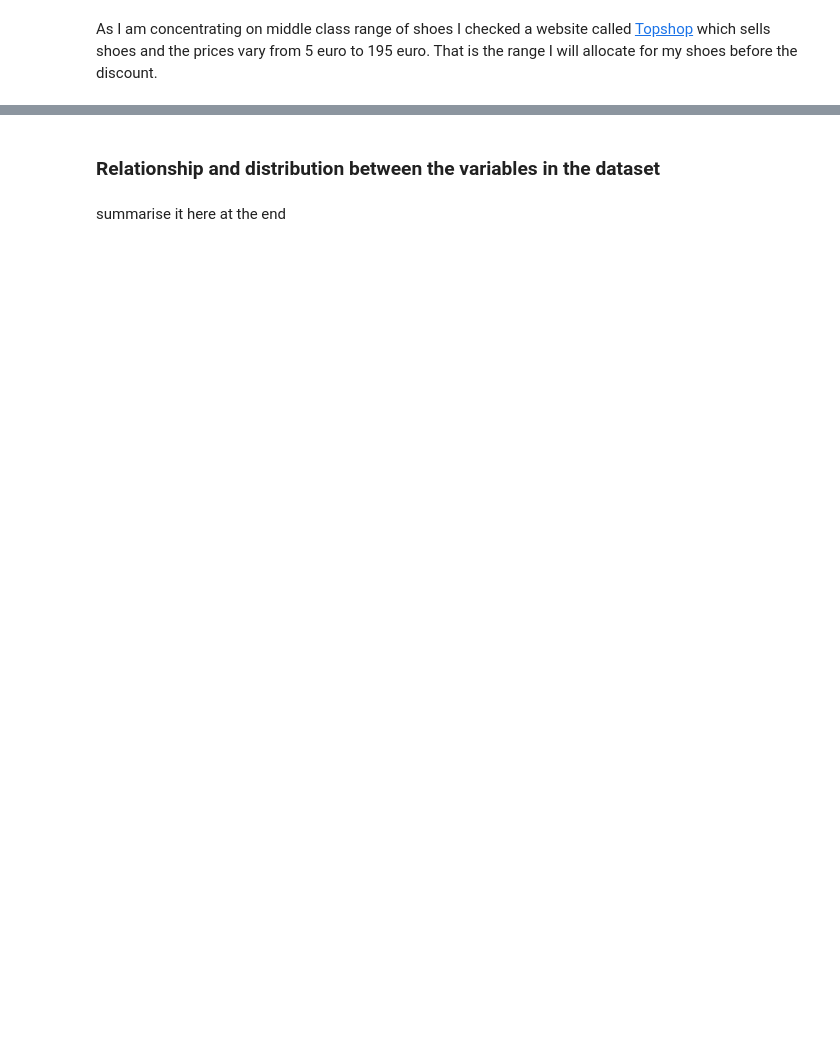
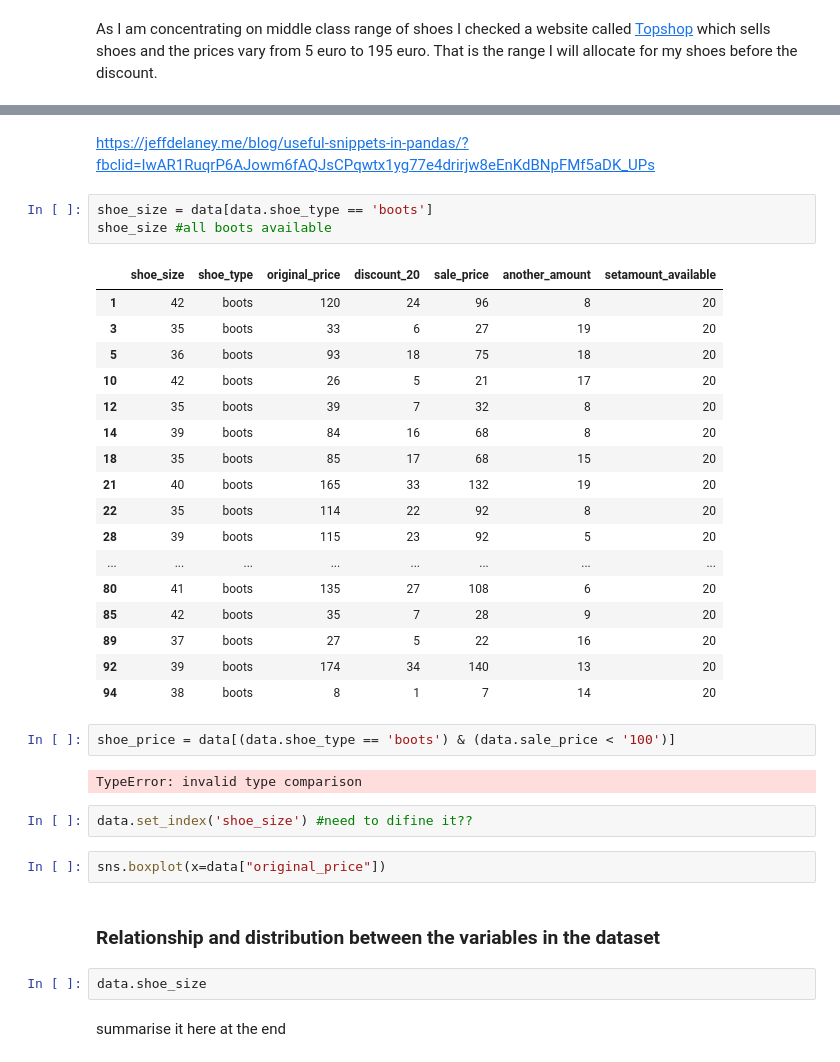
Before and after one commit to MartynaMisk/ProgrammingProject, a Jupyter notebook: RealworldPhenomenon.ipynb, the cells around one changed output, grey strips where cells are left out. Saved outputs shown, nothing was run; the diff lists cells and outputs as text; blank space fills up the shorter version.

```diff
--- a/RealworldPhenomenon.ipynb
+++ b/RealworldPhenomenon.ipynb
@@ -268,5 +278,38 @@ data.head(20)
+# %% [markdown]
+https://jeffdelaney.me/blog/useful-snippets-in-pandas/?fbclid=IwAR1RuqrP6AJowm6fAQJsCPqwtx1yg77e4drirjw8eEnKdBNpFMf5aDK_UPs
+# %%
+shoe_size = data[data.shoe_type == 'boots']
+shoe_size #all boots available
+# %% [output]
+|  | shoe_size | shoe_type | original_price | discount_20 | sale_price | another_amount | setamount_available |
+| 1 | 42 | boots | 120 | 24 | 96 | 8 | 20 |
+| 3 | 35 | boots | 33 | 6 | 27 | 19 | 20 |
+| 5 | 36 | boots | 93 | 18 | 75 | 18 | 20 |
+| 10 | 42 | boots | 26 | 5 | 21 | 17 | 20 |
+| 12 | 35 | boots | 39 | 7 | 32 | 8 | 20 |
+| 14 | 39 | boots | 84 | 16 | 68 | 8 | 20 |
+| 18 | 35 | boots | 85 | 17 | 68 | 15 | 20 |
+| 21 | 40 | boots | 165 | 33 | 132 | 19 | 20 |
+| 22 | 35 | boots | 114 | 22 | 92 | 8 | 20 |
+| 28 | 39 | boots | 115 | 23 | 92 | 5 | 20 |
+| ... | ... | ... | ... | ... | ... | ... | ... |
+| 80 | 41 | boots | 135 | 27 | 108 | 6 | 20 |
+| 85 | 42 | boots | 35 | 7 | 28 | 9 | 20 |
+| 89 | 37 | boots | 27 | 5 | 22 | 16 | 20 |
+| 92 | 39 | boots | 174 | 34 | 140 | 13 | 20 |
+| 94 | 38 | boots | 8 | 1 | 7 | 14 | 20 |
+# %%
+shoe_price = data[(data.shoe_type == 'boots') & (data.sale_price < '100')]
+# %% [output]
+TypeError: invalid type comparison
+# %%
+data.set_index('shoe_size') #need to difine it??
+# %%
+sns.boxplot(x=data["original_price"])
 # %% [markdown]
 ### Relationship and distribution between the variables in the dataset
+# %%
+data.shoe_size
 # %% [markdown]
 summarise it here at the end
 # %%
```
Also changed, not shown: parts of 21 cells of this notebook.
